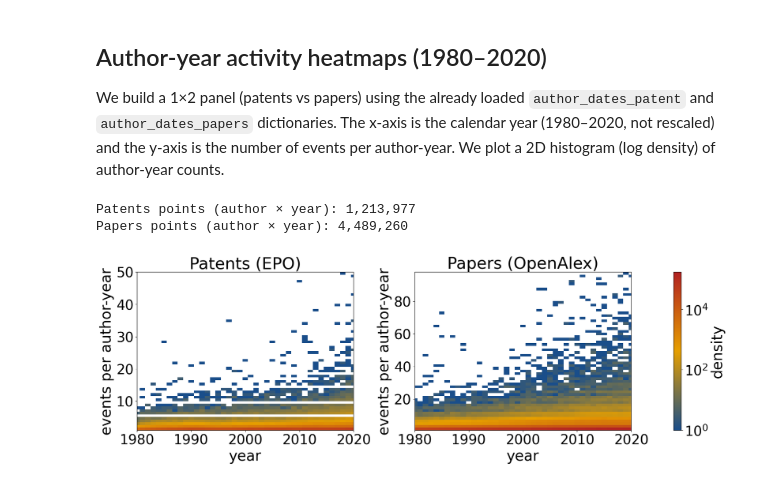
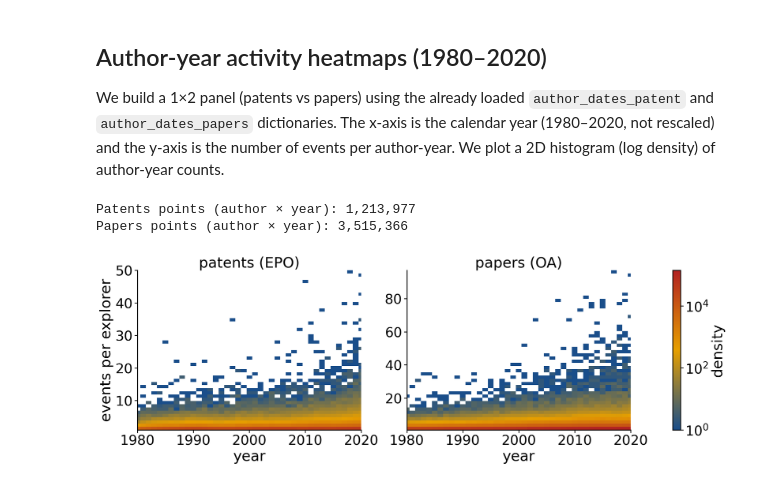
Before and after one commit to alebellina412/modelling_micro_macro, a Jupyter notebook: module_2_real_data.ipynb, the cells around one changed output. Drawn from its saved outputs; the diff is of its cells as text; code cells hidden in the pictures.

```diff
--- a/module_2_real_data.ipynb
+++ b/module_2_real_data.ipynb
@@ -14,27 +19,33 @@ We keep all imports at the top and define `base_dir` plus basic plot styling.
 # %%
+# Repository bootstrap.
+# The notebooks are meant to be run from the repository root; the walk keeps
+# them working when a front-end starts the kernel in a subdirectory.
+from pathlib import Path
+import sys
+
+REPO_ROOT = Path.cwd().resolve()
+while not (REPO_ROOT / "lib").is_dir() and REPO_ROOT != REPO_ROOT.parent:
+    REPO_ROOT = REPO_ROOT.parent
+if str(REPO_ROOT / "lib") not in sys.path:
+    sys.path.insert(0, str(REPO_ROOT / "lib"))
+
+OUTPUT_DIR = REPO_ROOT / "outputs"     # derived data, auto-generated
+FIGURE_DIR = REPO_ROOT / "figures"     # manuscript figures, versioned
+
 # Imports and global configuration
 import numpy as np
 import pandas as pd
 import matplotlib.pyplot as plt
 import pickle
 from collections import defaultdict, Counter
-from pathlib import Path
 
-points = 18
-point_size = 10  # Dimensione dei punti
-line_width = 5  # Spessore delle linee
 
-# Ingrandisci il font
-plt.rcParams['font.size'] = 28
-plt.rcParams['axes.labelsize'] = 30
-plt.rcParams['xtick.labelsize'] = 28
-plt.rcParams['ytick.labelsize'] = 28
+from plot_style import apply_paper_style, PAPER_COLORS
 
-# Base directory for inputs (project root)
-base_dir = Path("outputs")
+apply_paper_style(grid=False)
+colors = list(PAPER_COLORS)
 
-# Consistent color palette used across figures
-colors = ["#1A4E8A", "#B22222", "#E69F00"]  # navy, firebrick, amber
+base_dir = OUTPUT_DIR
 # %% [markdown]
 ## Load reduced series and delta-rows for fit plots
 
@@ -151,7 +164,7 @@ def compute_yearly_metrics(author_dates):
     # Build per-year counts per author
     for author, events in author_dates.items():
         for ev in events:
-            y = ev["year"]
+            y = int(ev["year"])
             events_per_author_year[y][author] += 1
 
     years = sorted(events_per_author_year.keys())
@@ -198,7 +211,7 @@ with open(base_dir / "openalex_author_dates_1980_2020.pkl", "rb") as f:
 # Optional filter: remove authors with >100 events in any single year (as in original)
 filtered = {}
 for author, events in author_dates_papers.items():
-    year_counts = Counter(ev["year"] for ev in events)
+    year_counts = Counter(int(ev["year"]) for ev in events)
     if any(count > 100 for count in year_counts.values()):
         continue
     filtered[author] = events
@@ -506,8 +520,8 @@ def author_year_points(author_dates, year_min=1980, year_max=2020):
 
         counts_per_year = {}
         for ev in events:
-            yr = ev.get("year")
-            if yr is None or yr < year_min or yr > year_max:
+            yr = int(ev["year"])
+            if yr < year_min or yr > year_max:
                 continue
             counts_per_year[yr] = counts_per_year.get(yr, 0) + 1
 
@@ -540,32 +554,34 @@ else:
     y_bins = 50
 
 H_pat, _, _ = np.histogram2d(x_pat, y_pat, bins=[year_bins, y_bins])
 H_pap, _, _ = np.histogram2d(x_pap, y_pap, bins=[year_bins, y_bins])
 vmax = max(H_pat.max(), H_pap.max(), 1)
 
 norm = LogNorm(vmin=1, vmax=vmax)
 
 cmap_custom = LinearSegmentedColormap.from_list(
     "navy_gold_brick",
     ["#1A4E8A", "#E69F00", "#B22222"],
 )
 
 fig, axes = plt.subplots(1, 2, figsize=(18, 6), constrained_layout=True)
 
 h1 = axes[0].hist2d(x_pat, y_pat, bins=[year_bins, y_bins], cmap=cmap_custom, norm=norm)
 axes[0].set_title("patents (EPO)")
 axes[0].set_xlabel("year")
 axes[0].set_ylabel("events per explorer")
 axes[0].set_xlim(year_min, year_max)
 
 h2 = axes[1].hist2d(x_pap, y_pap, bins=[year_bins, y_bins], cmap=cmap_custom, norm=norm)
 axes[1].set_title("papers (OA)")
 axes[1].set_xlabel("year")
 axes[1].set_xlim(year_min, year_max)
 
 fig.colorbar(h2[3], ax=axes, label="density")
+FIGURE_DIR.mkdir(parents=True, exist_ok=True)
+fig.savefig(FIGURE_DIR / "fig_SI1.pdf", bbox_inches="tight")
 plt.show()
 # %% [output]
 Patents points (author × year): 1,213,977
-Papers points (author × year): 4,489,260
+Papers points (author × year): 3,515,366
-[figure, old version]
+[figure, new version]
```
Also changed, not shown: parts of 8 cells of this notebook, 47 other files.
